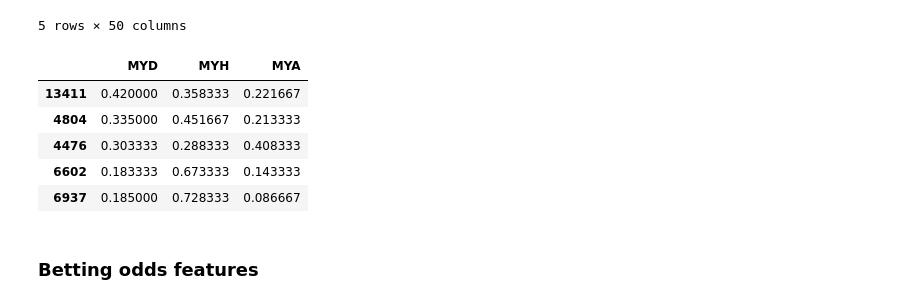
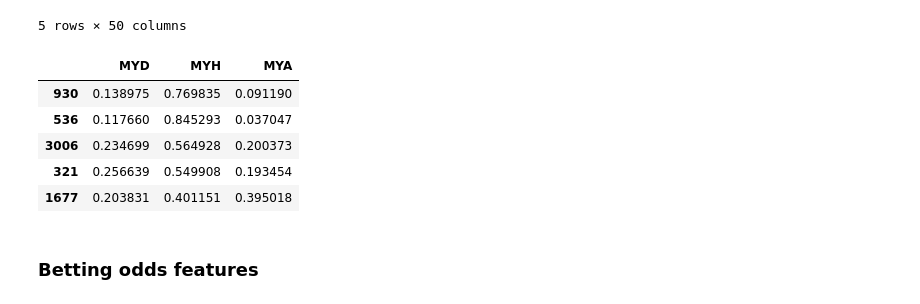
Before and after one commit to asafavinoam/applied_data_science_project, a Jupyter notebook: check_algorithm_profits.ipynb, the cells around one changed output. Drawn from its saved outputs; the diff is of its cells as text; code cells hidden in the pictures.

```diff
--- a/check_algorithm_profits.ipynb
+++ b/check_algorithm_profits.ipynb
@@ -55,15 +55,21 @@ matches.head()
 | 4 | England Premier League | 2008/2009 | 1 | Aston Villa | Manchester City | 4 - 2 | 0.0 | 0.0 | ... |
 5 rows × 50 columns
 # %%
-my_predictions = pd.read_csv("databases/my_predictions.csv", index_col = [0], skipinitialspace = True)
-my_predictions.head()
+all_models = ["DecisionTreeClassifier","KNeighborsClassifier","LogisticRegression","RandomForestClassifier","nn_model","final_soft_decision"]
+
+my_predictions = {}
+
+for model in all_models:
+    my_predictions[model] = pd.read_csv("databases/my_predictions/" + model + ".csv", index_col = [0], skipinitialspace = True)
+
+my_predictions[model].head()
 # %% [output]
 |  | MYD | MYH | MYA |
-| 13411 | 0.420000 | 0.358333 | 0.221667 |
-| 4804 | 0.335000 | 0.451667 | 0.213333 |
-| 4476 | 0.303333 | 0.288333 | 0.408333 |
-| 6602 | 0.183333 | 0.673333 | 0.143333 |
-| 6937 | 0.185000 | 0.728333 | 0.086667 |
+| 930 | 0.138975 | 0.769835 | 0.091190 |
+| 536 | 0.117660 | 0.845293 | 0.037047 |
+| 3006 | 0.234699 | 0.564928 | 0.200373 |
+| 321 | 0.256639 | 0.549908 | 0.193454 |
+| 1677 | 0.203831 | 0.401151 | 0.395018 |
 # %% [markdown]
 ### Betting odds features
 # %%
```
Also changed, not shown: parts of 12 cells of this notebook, 8 other files.
